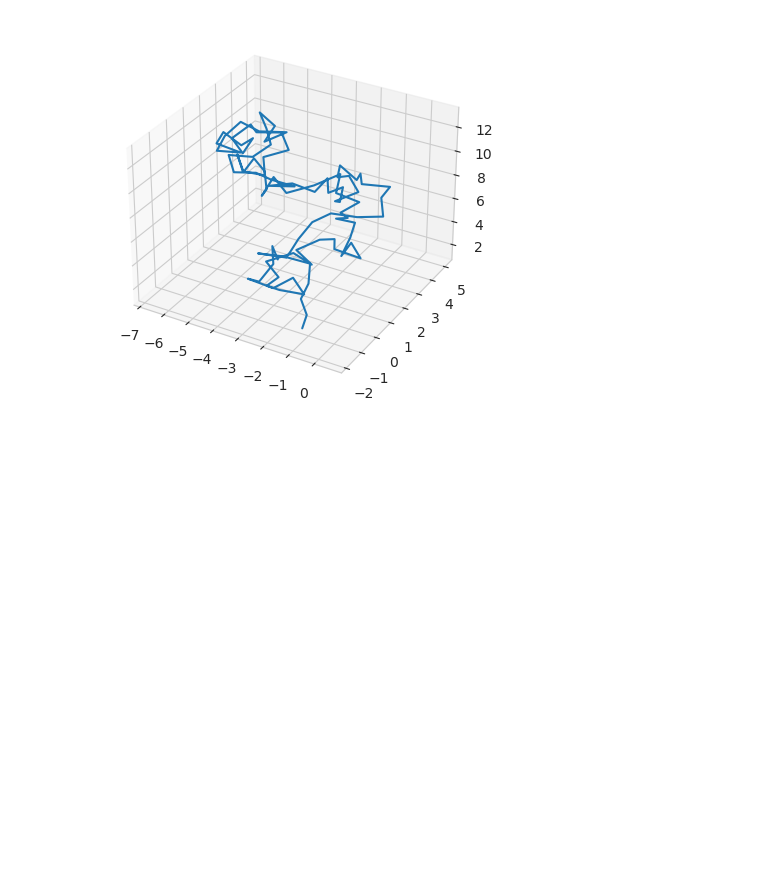
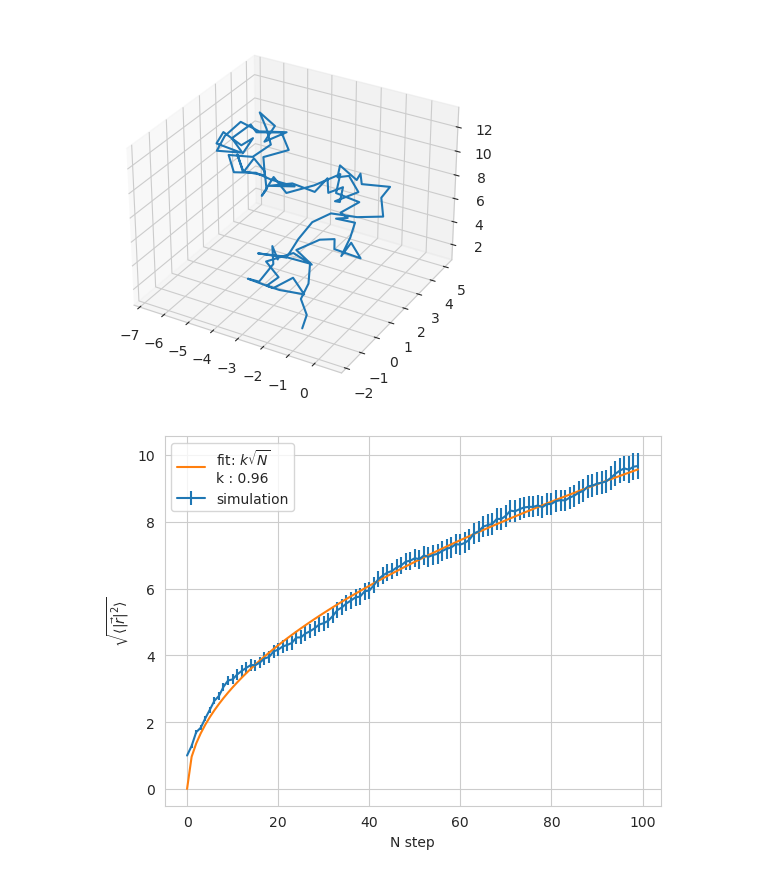
Before and after one commit to RandDouble/SimulazioneNumerica, a Jupyter notebook: LSN_Exercises_02.ipynb, the cells around one changed output. Saved outputs shown, nothing was run; the diff lists cells and outputs as text; code cells hidden in the pictures; blank space fills up the shorter version.

```diff
--- a/LSN_Exercises_02.ipynb
+++ b/LSN_Exercises_02.ipynb
@@ -84,3 +84,26 @@ ax.plot(data_continuos[:,0], data_continuos[:,1], data_continuos[:,2])
 # %% [output]
 [<mpl_toolkits.mplot3d.art3d.Line3D at 0x...>]
 [figure]
+# %%
+from scipy.optimize import curve_fit
+# from sklearn.metrics import r2_score
+
+def f(x, k):
+    return k * np.sqrt(x)
+
+discrete_step = np.loadtxt('eser_2/2_2/result_lattice.csv', delimiter = ',')
+
+x = np.arange(discrete_step.shape[0])
+popt, pcov = curve_fit(f,x, discrete_step[:, 0], 1.e-1 )
+
+plt.errorbar(x, discrete_step[:, 0], discrete_step[:, 1], label = 'simulation')
+plt.plot(x, f(x, *popt), label = r'fit: $k\sqrt{N}$' + f'\nk : {popt[0]:.2f}')
+plt.legend()
+
+
+plt.xlabel('N step')
+plt.ylabel(r'$\sqrt{\langle\left| \vec{r} \right|^2 \rangle}$');
+
+# print(f"R2 Score is : {r2_score(discrete_step[:,0], f(x, *popt))}")
+# %% [output]
+[figure, added]
```
Also changed, not shown: parts of 1 cell of this notebook, 6 other files.
